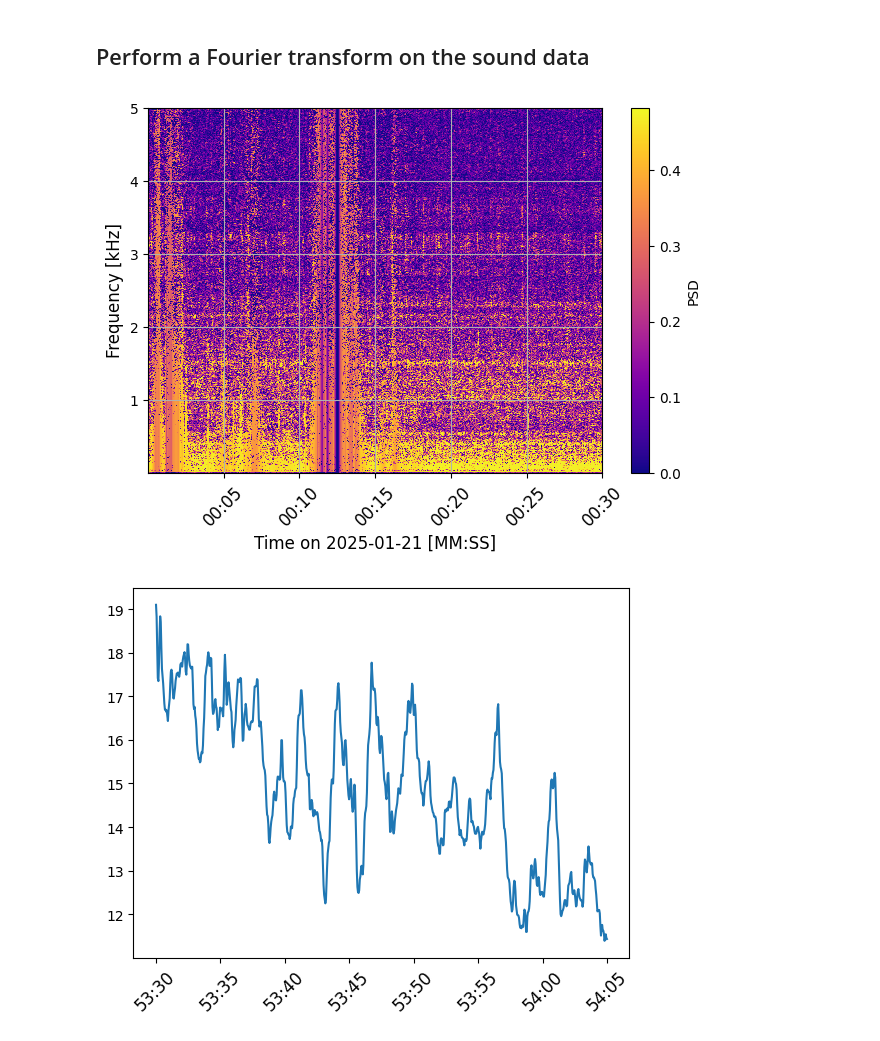
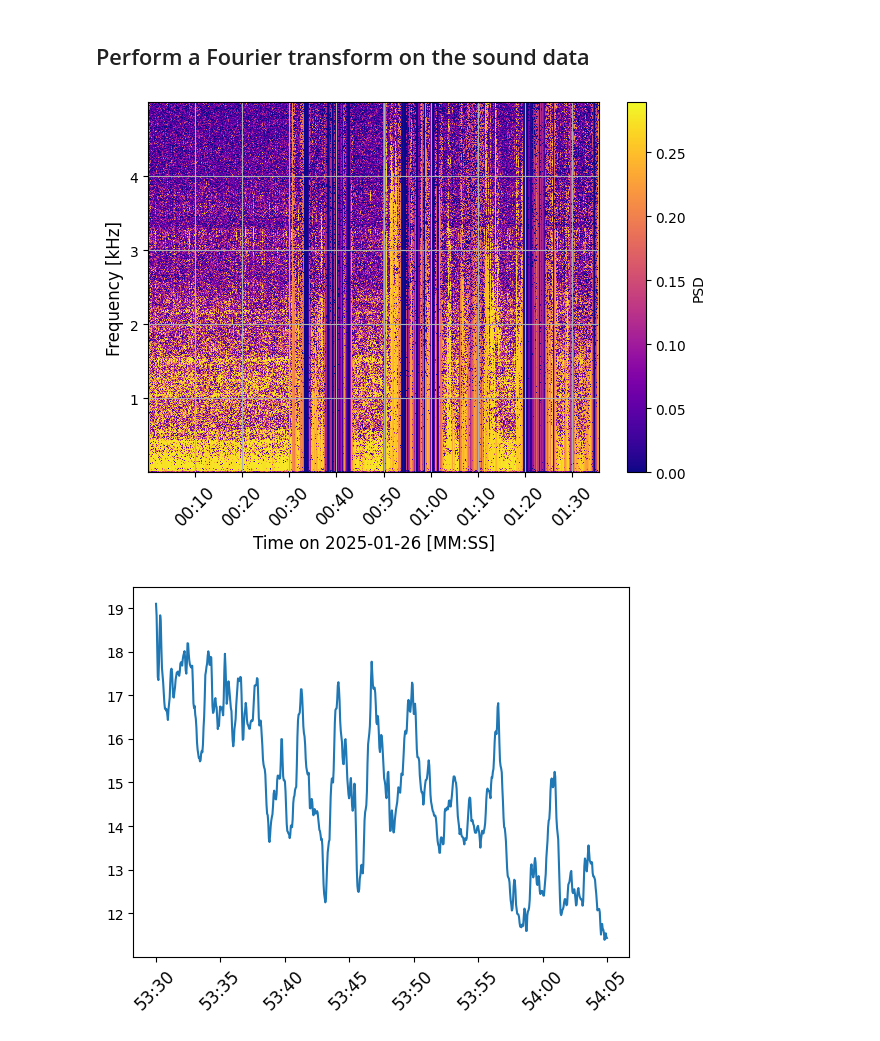
Before and after one commit to rileytroyer/pa-citizen-science, a Jupyter notebook: pa-sound-harwigsen.ipynb, the cells around one changed output. Saved outputs shown, nothing was run; the diff lists cells and outputs as text; code cells hidden in the pictures.

```diff
--- a/pa-sound-harwigsen.ipynb
+++ b/pa-sound-harwigsen.ipynb
@@ -77,8 +79,8 @@ def smooth(x,window_len=11,window='hanning'):
     return y[int(window_len/2):-int(window_len/2)]
 # %%
 # Where is the data stored
-# filename = '../data/Maia Hartwigsen - 2025 Jan 1/DSC_4856-001.MOV'
-filename = '../data/Maia Hartwigsen - 2025 Jan 1/DSC_4857.MOV'
+filename = '../data/Maia Hartwigsen - 2025 Jan 1/DSC_4856-001.MOV'
+# filename = '../data/Maia Hartwigsen - 2025 Jan 1/DSC_4857.MOV'
 
 # Evan Ludes
 # video_start = datetime.datetime(2023, 11, 4, 12, 53, 15, int(1e6*27/29.97)) # for 1458
@@ -121,7 +123,7 @@ Sx_psd = abs(Sx)
 
 # Filter to only region of psd for Evan Ludes video
 psd_min = 0
-psd_max = 0.5
+psd_max = 0.3
 
 Sx_psd[Sx_psd < psd_min] = psd_min
 Sx_psd[Sx_psd > psd_max] = psd_max
@@ -150,51 +152,36 @@ Sx_psd[Sx_psd < psd_low] = psd_low
 # Filters for frequency and time
 # time_filter = True
 time_filter = ((fft_datetimes > (video_start + datetime.timedelta(seconds=0)))
-               & (fft_datetimes <= (video_start + datetime.timedelta(seconds=30+0))) )
+               & (fft_datetimes <= (video_start + datetime.timedelta(seconds=120))) )
 freq_filter = (fft_freqs > 0) & (fft_freqs <= 5000)
 
 # Create figure
 fig, ax = plt.subplots(1, 1)
 
 # Plot the colormap
 freq_plot = ax.pcolormesh(fft_datetimes[time_filter], fft_freqs[freq_filter]/1000,
                           Sx_psd[freq_filter, :][:, time_filter], cmap='plasma')
-
-# Axis limits
-
-# # For Evan Ludes
-# ax.set_ylim(0, 6)
-# ax.set_xlim(datetime.datetime(2023, 11, 4, 12, 53, 50), datetime.datetime(2023, 11, 4, 12, 53, 55))
-# # ax.set_xlim(datetime.datetime(2024, 11, 4, 12, 59, 15), datetime.datetime(2024, 11, 4, 12, 59, 30))
-
-# # For Twitter
-# ax.set_ylim(1, 4)
-# ax.set_xlim(video_start + datetime.timedelta(seconds=20), video_end)
-
-# # For Lach
-# ax.set_ylim(0, 5)
-# ax.set_xlim(video_start + datetime.timedelta(seconds=6*60+15), video_start + datetime.timedelta(seconds=6*60+30))
 
 # Axis labels
 ax.set_ylabel('Frequency [kHz]', fontsize=12)
 ax.set_xlabel(f'Time on {video_start.date()} [MM:SS]', fontsize=12)
 #ax.set_yscale('log')
 
 # Make time look good
 time_fmt = mdates.DateFormatter('%M:%S')
 ax.xaxis.set_major_formatter(time_fmt)
 ax.tick_params(axis='x', which='major', labelsize=12,
                labelrotation=45)
 
 plt.colorbar(freq_plot, ax=ax, label='PSD')
 plt.grid()
 #plt.axhline(3.750, color='red')
 
 plt.tight_layout()
 
 #plt.savefig('lach-spectragram-0-2hz-shortened-time.png', dpi=200)
 # %% [output]
-[figure, old version]
+[figure, new version]
 # %%
 # Create a figure to show summed frequency with time
 
```
Also changed, not shown: parts of 1 cell of this notebook, 5 other files.
